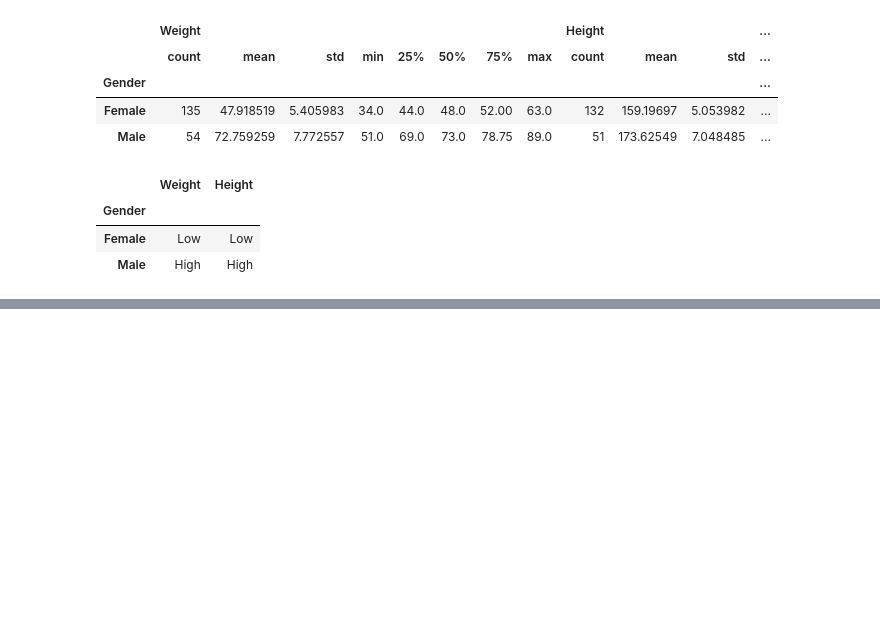
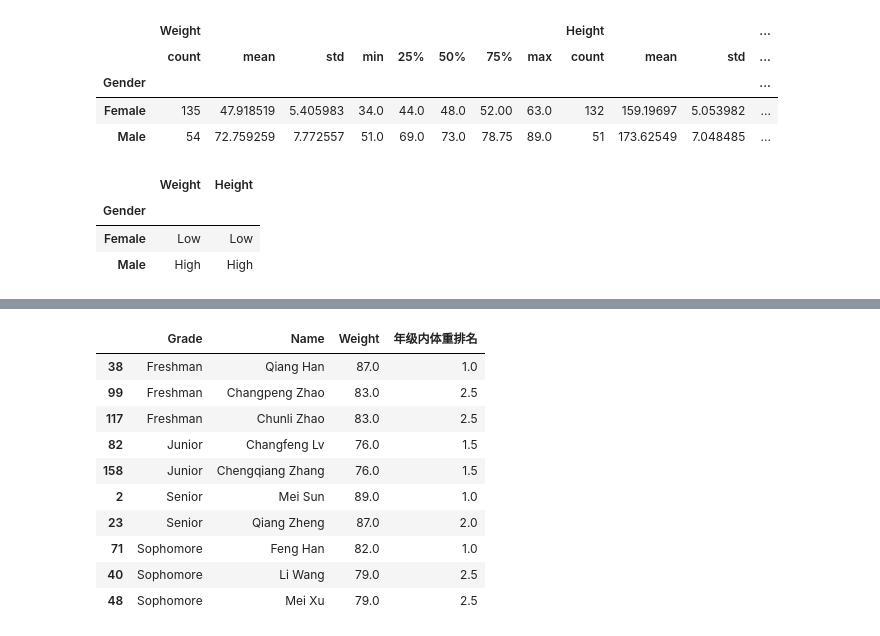
Before and after one commit to jefferyhe2025/python_learning, a Jupyter notebook: pandas/pandas_group.ipynb, the cells around one changed output, grey strips where cells are left out. Cells and saved outputs as stored; diff of their text form; code cells hidden in the pictures; blank space fills up the shorter version.

Commit message:
Pandas第四章变换、过滤和跨列分组。

```diff
--- a/pandas/pandas_group.ipynb
+++ b/pandas/pandas_group.ipynb
@@ -168,0 +187,20 @@ gb.agg(my_func)
+# %%
+# 练一练：在groupby对象中，rank()方法也是一个实用的变换函数，请在官方文档中查阅它的功能并给出1个使用的例子。
+
+df = pd.read_csv("data_base/data/learn_pandas.csv")
+df["年级内体重排名"] = df.groupby("Grade")["Weight"].rank(ascending=False)
+# 体重最重排第一
+
+df.loc[df["年级内体重排名"] < 3,["Grade","Name","Weight","年级内体重排名"]].sort_values(["Grade","年级内体重排名"])
+# %% [output]
+|  | Grade | Name | Weight | 年级内体重排名 |
+| 38 | Freshman | Qiang Han | 87.0 | 1.0 |
+| 99 | Freshman | Changpeng Zhao | 83.0 | 2.5 |
+| 117 | Freshman | Chunli Zhao | 83.0 | 2.5 |
+| 82 | Junior | Changfeng Lv | 76.0 | 1.5 |
+| 158 | Junior | Chengqiang Zhang | 76.0 | 1.5 |
+| 2 | Senior | Mei Sun | 89.0 | 1.0 |
+| 23 | Senior | Qiang Zheng | 87.0 | 2.0 |
+| 71 | Sophomore | Feng Han | 82.0 | 1.0 |
+| 40 | Sophomore | Li Wang | 79.0 | 2.5 |
+| 48 | Sophomore | Mei Xu | 79.0 | 2.5 |
```
Also changed, not shown: parts of 24 cells of this notebook.
